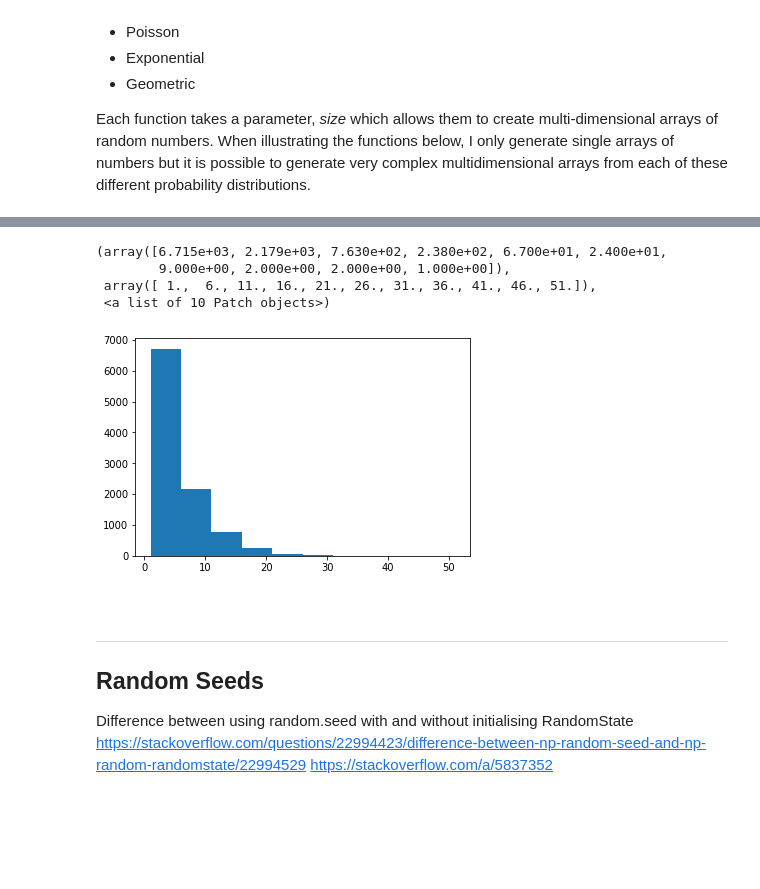
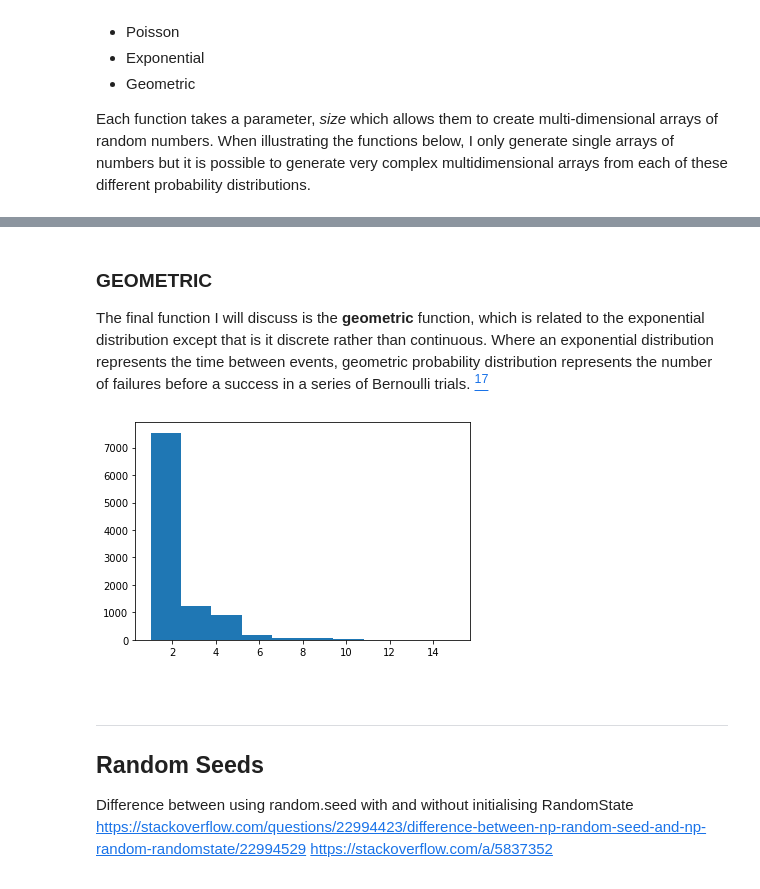
Before and after one commit to jennifer-ryan/numpy.random-project, a Jupyter notebook: numpy.random.ipynb, the cells around one changed output, grey strips where cells are left out. Saved outputs shown, nothing was run; the diff lists cells and outputs as text; code cells hidden in the pictures; blank space fills up the shorter version.

```diff
--- a/numpy.random.ipynb
+++ b/numpy.random.ipynb
@@ -883,12 +929,13 @@ A discrete probability distribution that represents the number of failures befor
+# %% [markdown]
+### GEOMETRIC
+
+The final function I will discuss is the **geometric** function, which is related to the exponential distribution except that is it discrete rather than continuous. Where an exponential distribution represents the time between events, geometric probability distribution represents the number of failures before a success in a series of Bernoulli trials. [<sup>17</sup>](https://www.statisticshowto.datasciencecentral.com/geometric-distribution/)
 # %%
-x = np.random.geometric(0.2, size = 10000)
+x = np.random.geometric(0.5, size = 10000)
 plt.hist(x)
+plt.show()
 # %% [output]
-(array([6.715e+03, 2.179e+03, 7.630e+02, 2.380e+02, 6.700e+01, 2.400e+01,
-        9.000e+00, 2.000e+00, 2.000e+00, 1.000e+00]),
- array([ 1.,  6., 11., 16., 21., 26., 31., 36., 41., 46., 51.]),
- <a list of 10 Patch objects>)
-[figure, old version]
+[figure, new version]
 # %% [markdown]
 <br>
 
```
Also changed, not shown: parts of 14 cells of this notebook.
